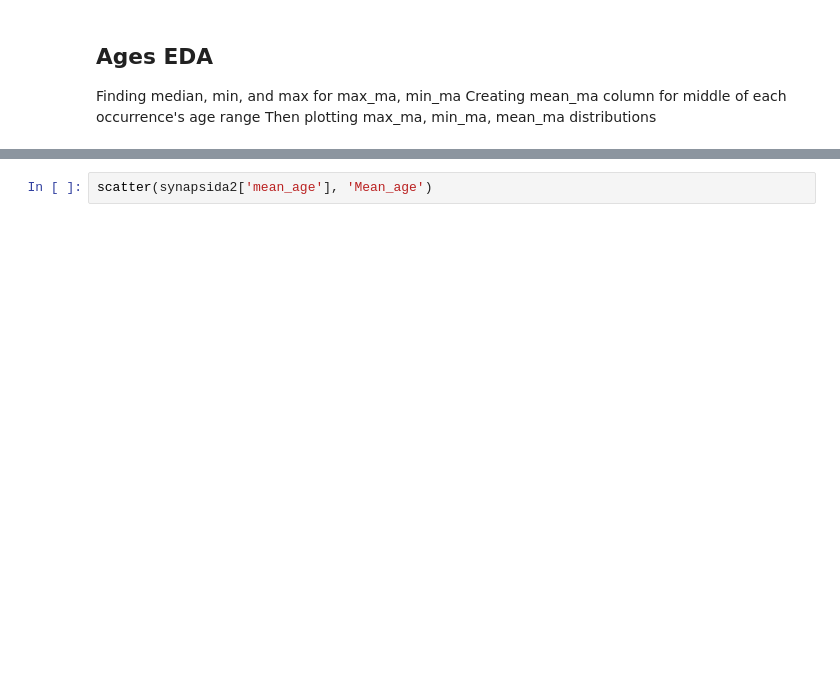
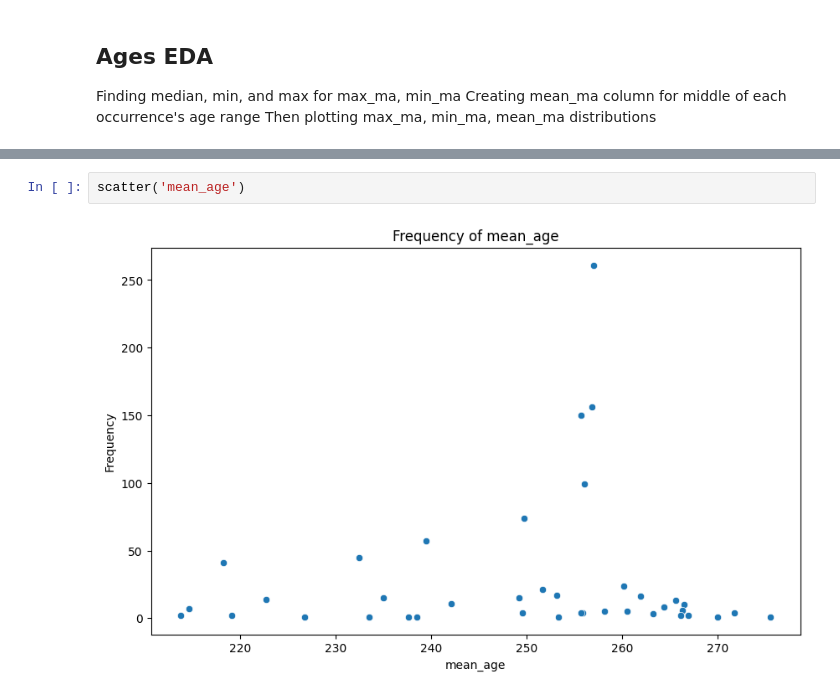
Before and after one commit to shelleylwang/BDNN_Arielli, a Jupyter notebook: synapsida_eda.ipynb, the cells around one changed output, grey strips where cells are left out. Drawn from its saved outputs; the diff is of its cells as text; blank space fills up the shorter version.

```diff
--- a/synapsida_eda.ipynb
+++ b/synapsida_eda.ipynb
@@ -82,2 +222,4 @@ scatter(synapsida2['min_ma'], 'LAD')
 # %%
-scatter(synapsida2['mean_age'], 'Mean_age')
+scatter('mean_age')
+# %% [output]
+[figure, added]
```
Also changed, not shown: parts of 20 cells of this notebook.
